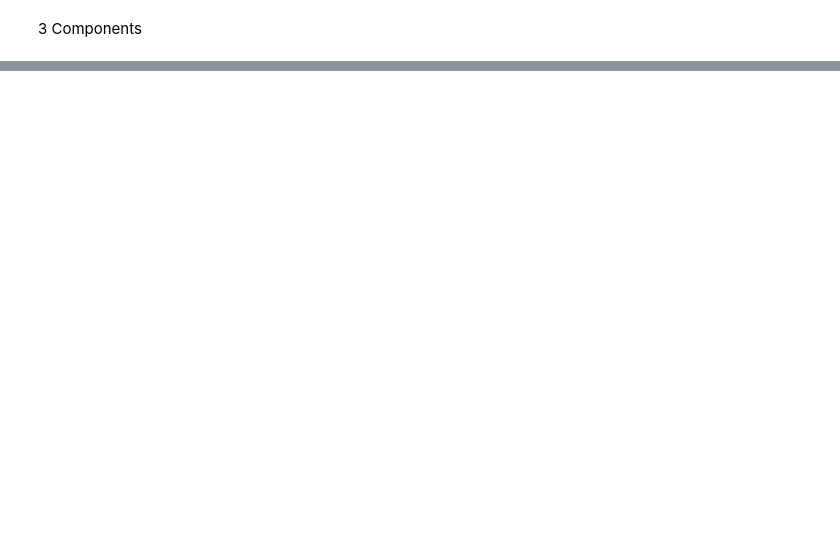
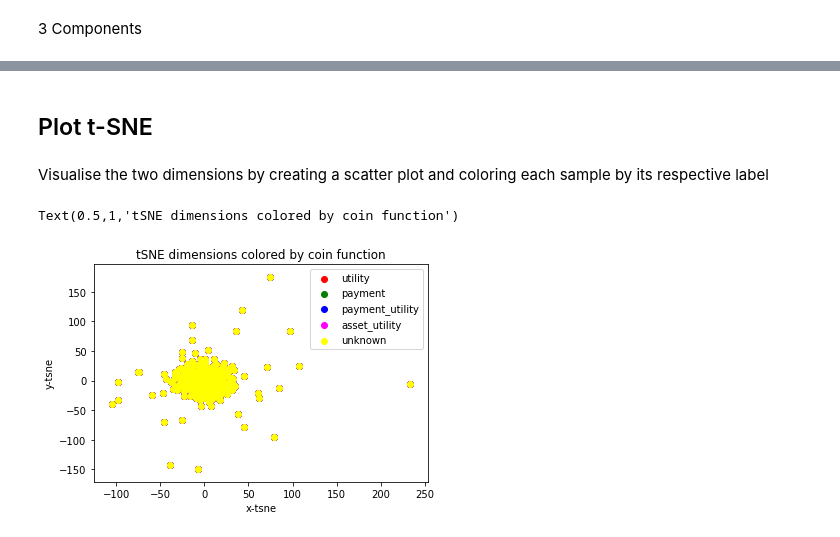
Before and after one commit to isatobo/it_prophet_quickstart, a Jupyter notebook: PCA_tSNE_GithubFeatures/pr_count.ipynb, the cells around one changed output, grey strips where cells are left out. Drawn from its saved outputs; the diff is of its cells as text; code cells hidden in the pictures; blank space fills up the shorter version.

```diff
--- a/PCA_tSNE_GithubFeatures/pr_count.ipynb
+++ b/PCA_tSNE_GithubFeatures/pr_count.ipynb
@@ -134,8 +125,2 @@ chart
 # %% [markdown]
 3 Components
-# %%
-time_start = time.time()
-tsne = TSNE(n_components=3, verbose=1, perplexity=40, n_iter=300)
-tsne_results = tsne.fit_transform(feature_df.loc[:labels,feat_cols].values)
-
-print('t-SNE done! Time elapsed: {} seconds'.format(time.time()-time_start))
@@ -150,0 +160,17 @@ chart
+# %% [markdown]
+## Plot t-SNE
+# %% [markdown]
+Visualise the two dimensions by creating a scatter plot and coloring each sample by its respective label
+# %%
+fig, ax = plt.subplots(1,1)
+for label, color in label_color_dict.items():
+    ax.scatter(tsne_results[:,0], tsne_results[:,1],
+            color=color, label=label)
+
+ax.legend(loc='best')
+plt.xlabel("x-tsne")
+plt.ylabel("y-tsne")
+plt.title("tSNE dimensions colored by coin function")
+# %% [output]
+Text(0.5,1,'tSNE dimensions colored by coin function')
+[figure, added]
```
Also changed, not shown: parts of 35 cells of this notebook.
